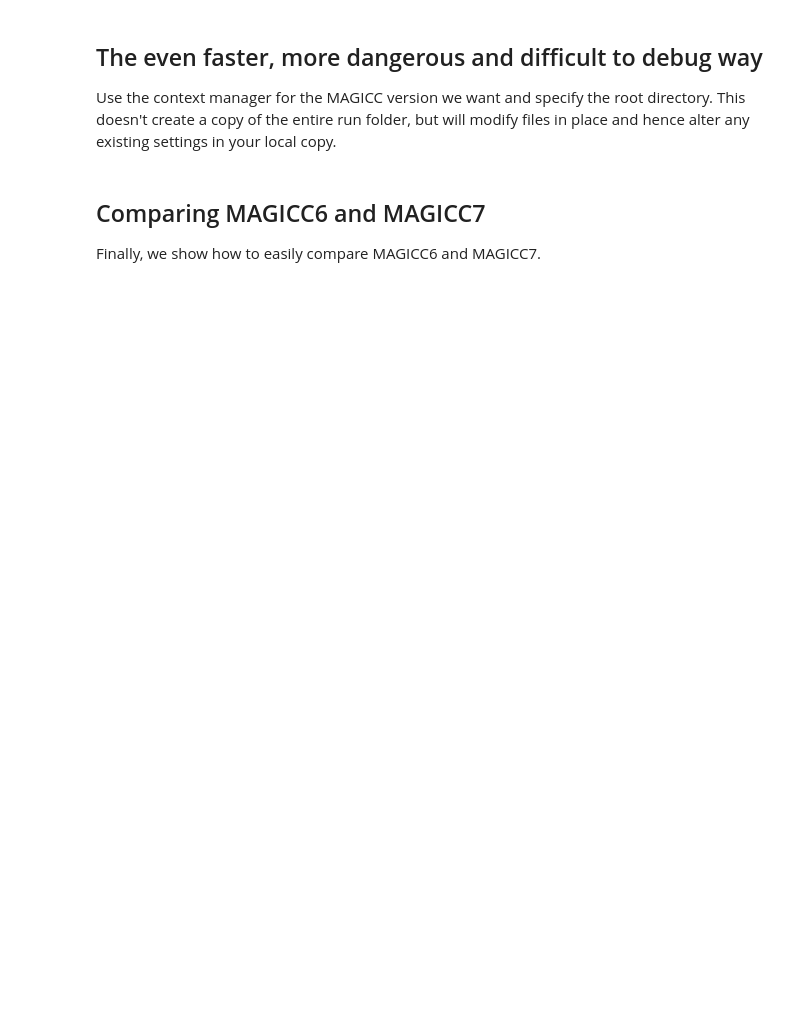
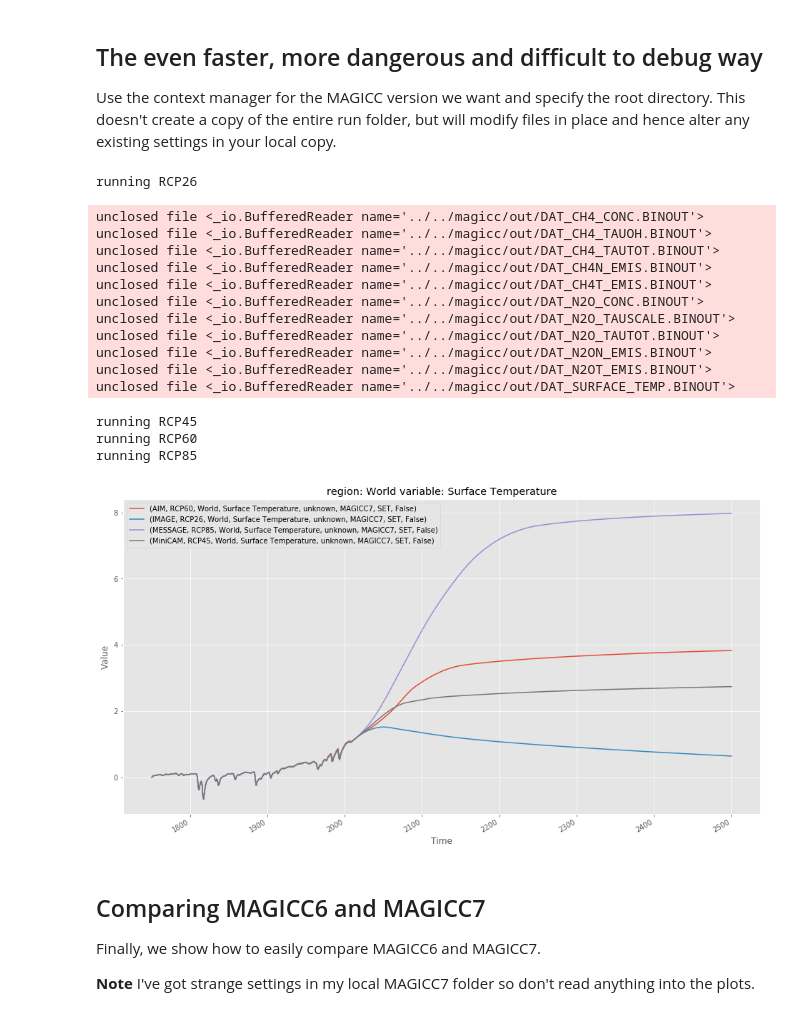
Before and after one commit to openscm/pymagicc, a Jupyter notebook: notebooks/MAGICC7.ipynb, the cells around one changed output. Saved outputs shown, nothing was run; the diff lists cells and outputs as text; code cells hidden in the pictures; blank space fills up the shorter version.

Commit message:
Tidy up MAGICC7 notebook

```diff
--- a/notebooks/MAGICC7.ipynb
+++ b/notebooks/MAGICC7.ipynb
@@ -100,30 +112,49 @@ Use the context manager for the MAGICC version we want and specify the root dire
 # %%
 with MAGICC7(root_dir="../../magicc") as magicc:
     # binary readers aren't yet ready and we can't do this through
     # the run method just yet
     magicc.set_output_variables(
         write_ascii=False, write_binary=True,
-        keydata_1=True, emissions=False,
+        keydata_2=True, emissions=False,
         parameters=True
     )
     for i, (name, scen) in enumerate(scenarios.items()):
         # note that we obviously don't need magicc_version as an argument
         # here as it is assigned automatically
         print("running {}".format(name))
         scen_results = magicc.run(scen)
         if i != 0:
             results.append(scen_results)
         else:
             results = scen_results
 
 results.filter(
     variable="Surface Temperature",
     region="World"
 ).line_plot(x="time");
+# %% [output]
+running RCP26
+unclosed file <_io.BufferedReader name='../../magicc/out/DAT_CH4_CONC.BINOUT'>
+unclosed file <_io.BufferedReader name='../../magicc/out/DAT_CH4_TAUOH.BINOUT'>
+unclosed file <_io.BufferedReader name='../../magicc/out/DAT_CH4_TAUTOT.BINOUT'>
+unclosed file <_io.BufferedReader name='../../magicc/out/DAT_CH4N_EMIS.BINOUT'>
+unclosed file <_io.BufferedReader name='../../magicc/out/DAT_CH4T_EMIS.BINOUT'>
+unclosed file <_io.BufferedReader name='../../magicc/out/DAT_N2O_CONC.BINOUT'>
+unclosed file <_io.BufferedReader name='../../magicc/out/DAT_N2O_TAUSCALE.BINOUT'>
+unclosed file <_io.BufferedReader name='../../magicc/out/DAT_N2O_TAUTOT.BINOUT'>
+unclosed file <_io.BufferedReader name='../../magicc/out/DAT_N2ON_EMIS.BINOUT'>
+unclosed file <_io.BufferedReader name='../../magicc/out/DAT_N2OT_EMIS.BINOUT'>
+unclosed file <_io.BufferedReader name='../../magicc/out/DAT_SURFACE_TEMP.BINOUT'>
+running RCP45
+running RCP60
+running RCP85
+[figure, added]
 # %% [markdown]
 ## Comparing MAGICC6 and MAGICC7
 
 Finally, we show how to easily compare MAGICC6 and MAGICC7.
+
+**Note** I've got strange settings in my local MAGICC7 folder so don't read anything into the plots.
 # %%
 for j, mclass in enumerate([MAGICC6, MAGICC7]):
     print("MAGICC{}".format(mclass.version))
```
Also changed, not shown: parts of 15 cells of this notebook, 1 other file.
